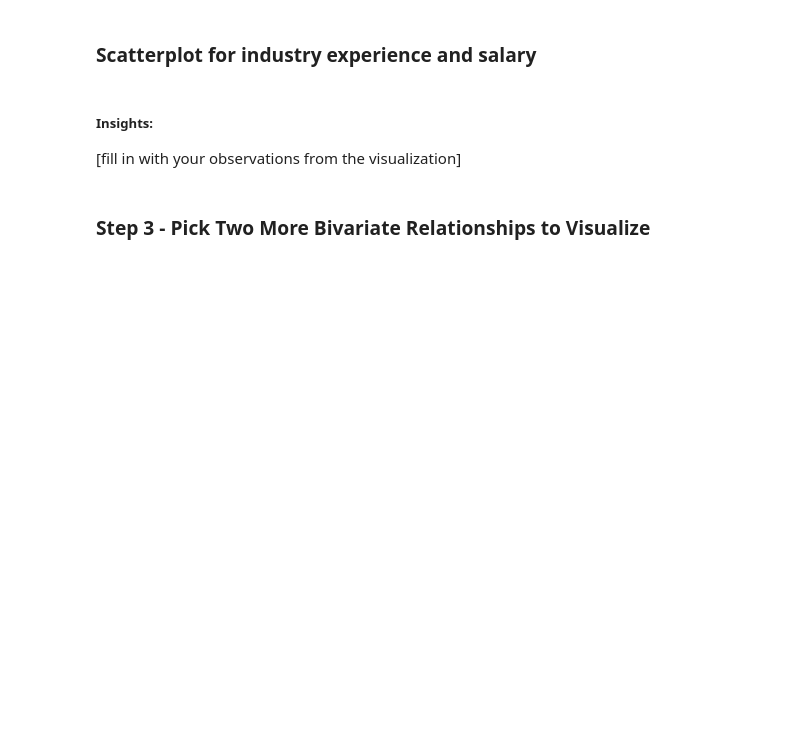
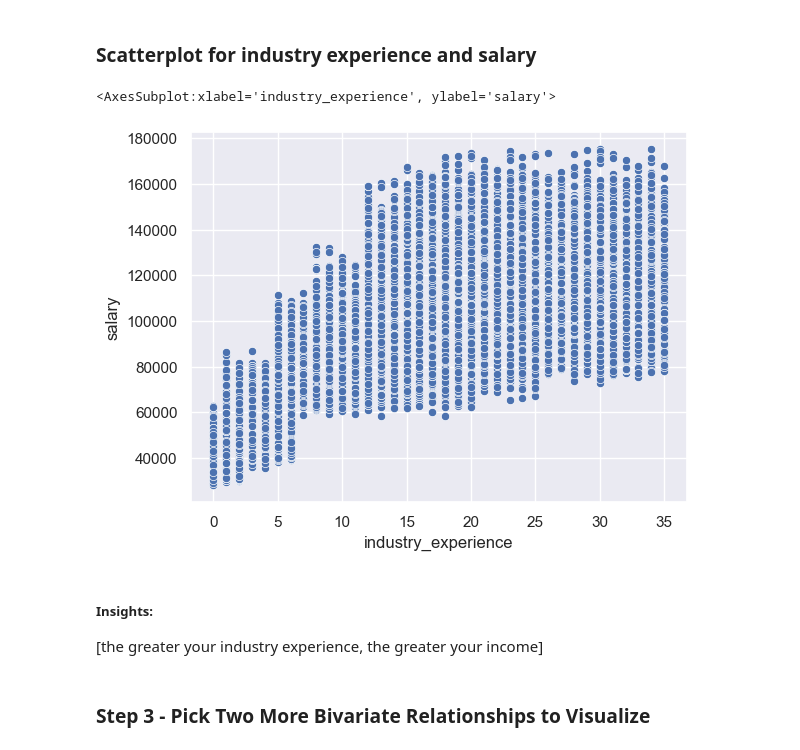
Before and after one commit to KelseyATaylor/exploratory-data-analysis, a Jupyter notebook: starter/Unit_3_-_EDA_.ipynb, the cells around one changed output. Saved outputs shown, nothing was run; the diff lists cells and outputs as text; code cells hidden in the pictures; blank space fills up the shorter version.

```diff
--- a/starter/Unit_3_-_EDA_.ipynb
+++ b/starter/Unit_3_-_EDA_.ipynb
@@ -504,10 +523,15 @@ In the end of Part 2, you began looking at relationships between variables when
 ### Scatterplot for industry experience and salary
 # %%
 # create scatterplot for industry experience and salary
+# %%
+sns.scatterplot(x=salary_df['industry_experience'], y=salary_df['salary'])
+# %% [output]
+<AxesSubplot:xlabel='industry_experience', ylabel='salary'>
+[figure, added]
 # %% [markdown]
 ##### Insights:
 
-[fill in with your observations from the visualization]
+[the greater your industry experience, the greater your income]
 # %% [markdown]
 ### Step 3 - Pick Two More Bivariate Relationships to Visualize
 # %%
```
Also changed, not shown: parts of 85 cells of this notebook.
